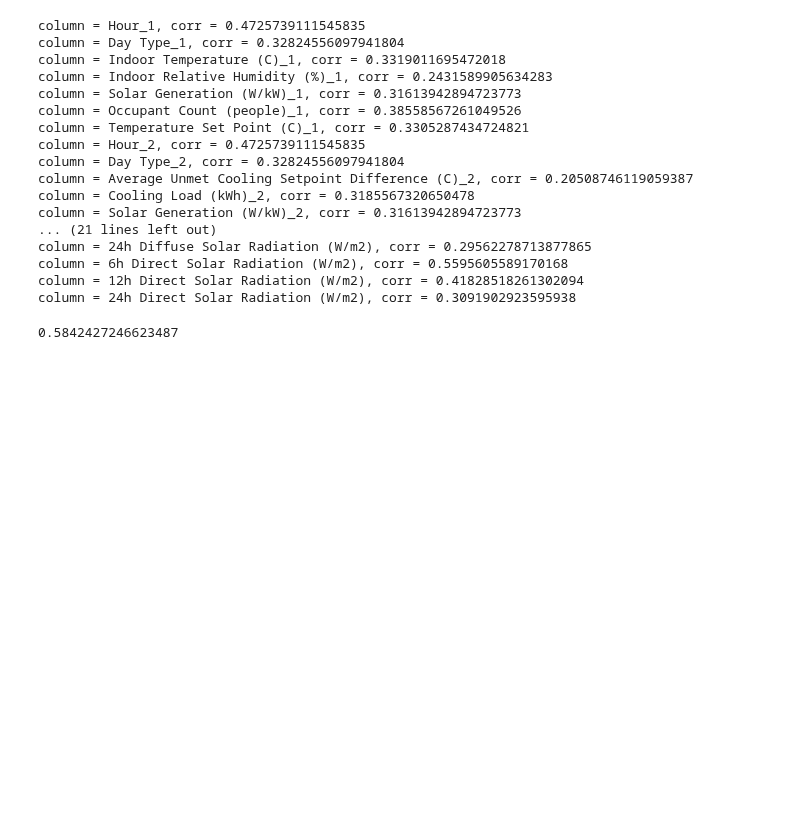
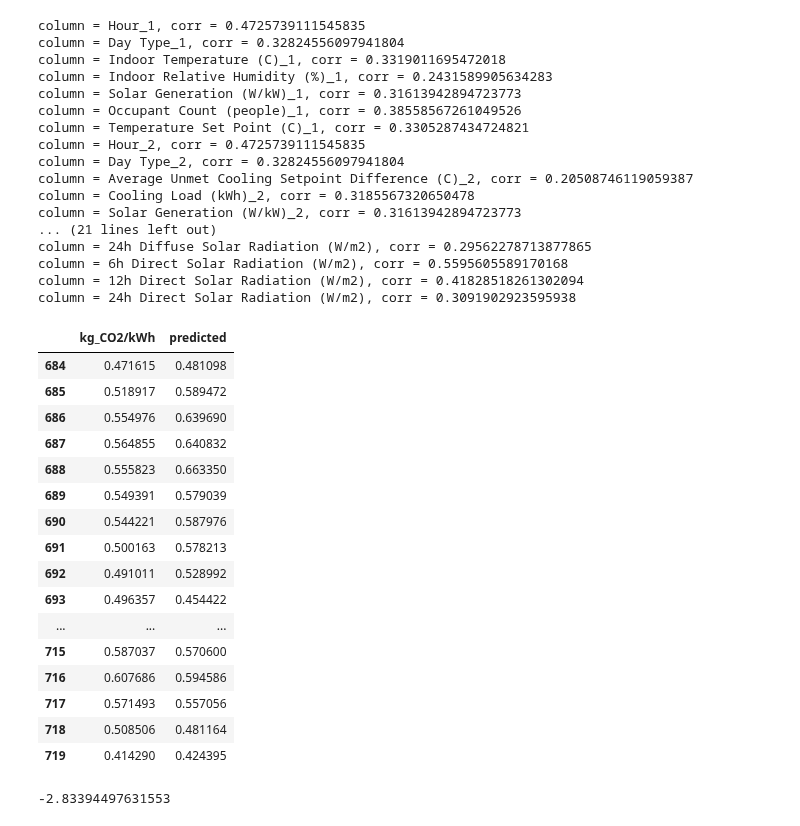
Before and after one commit to MatejPriesol/Forecasting-Carbon-Intensity-and-Solar-Generation, a Jupyter notebook: models/data_merging.ipynb, the cells around one changed output. Drawn from its saved outputs; the diff is of its cells as text; code cells hidden in the pictures; blank space fills up the shorter version.

```diff
--- a/models/data_merging.ipynb
+++ b/models/data_merging.ipynb
@@ -187,24 +222,46 @@ column = 24h Direct Solar Radiation (W/m2), corr = 0.3091902923595938
 # %%
 columns_to_use = ["Hour_1", "Day Type_1", "Hour_2", "Day Type_2", "Hour_3", "Day Type_3",
                   "Indoor Temperature (C)_1", "Indoor Temperature (C)_2", "Indoor Temperature (C)_3",
                   "Solar Generation (W/kW)_1", "Solar Generation (W/kW)_2", "Solar Generation (W/kW)_3",
                   "Occupant Count (people)_1", "Occupant Count (people)_2", "Occupant Count (people)_3",
                   "Cooling Load (kWh)_1", "Cooling Load (kWh)_2", "Cooling Load (kWh)_3",
                   "Outdoor Drybulb Temperature (C)", "Diffuse Solar Radiation (W/m2)",
                   "12h Outdoor Drybulb Temperature (C)", "12h Outdoor Relative Humidity (%)",
                   "12h Diffuse Solar Radiation (W/m2)", "12h Direct Solar Radiation (W/m2)"]
 
 X = train[columns_to_use]
 Y = train[column_to_predict]
 
+X_test = test[columns_to_use]
+Y_test = test[column_to_predict]
+
 regr = linear_model.LinearRegression()
 regr.fit(X, Y)
 
-y_pred = regr.predict(X)
-results = Y.copy()
+y_pred = regr.predict(X_test)
+results = Y_test.copy()
 results = results.to_frame()
 results["predicted"] = y_pred
-
-regr.score(X, Y)
+results
 # %% [output]
-0.5842427246623487
+|  | kg_CO2/kWh | predicted |
+| 684 | 0.471615 | 0.481098 |
+| 685 | 0.518917 | 0.589472 |
+| 686 | 0.554976 | 0.639690 |
+| 687 | 0.564855 | 0.640832 |
+| 688 | 0.555823 | 0.663350 |
+| 689 | 0.549391 | 0.579039 |
+| 690 | 0.544221 | 0.587976 |
+| 691 | 0.500163 | 0.578213 |
+| 692 | 0.491011 | 0.528992 |
+| 693 | 0.496357 | 0.454422 |
+| ... | ... | ... |
+| 715 | 0.587037 | 0.570600 |
+| 716 | 0.607686 | 0.594586 |
+| 717 | 0.571493 | 0.557056 |
+| 718 | 0.508506 | 0.481164 |
+| 719 | 0.414290 | 0.424395 |
+# %%
+regr.score(X_test, Y_test)
+# %% [output]
+-2.83394497631553
```
Also changed, not shown: parts of 2 cells of this notebook.
